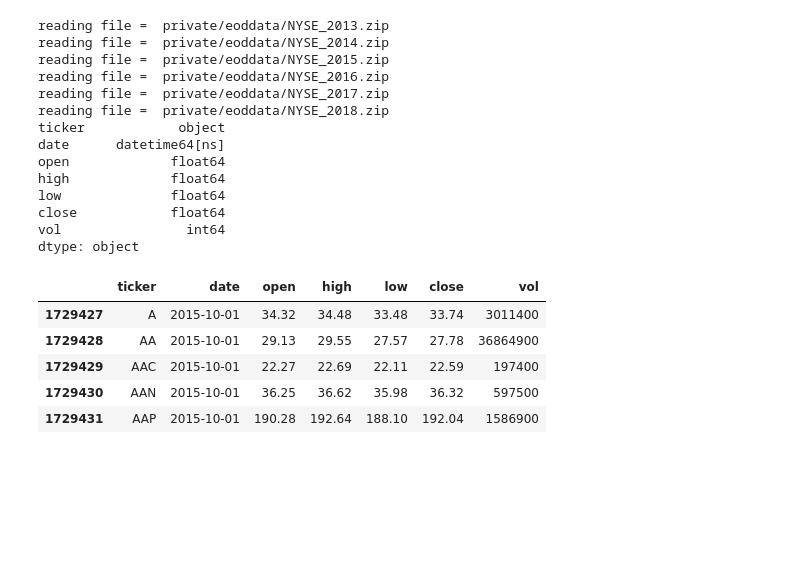
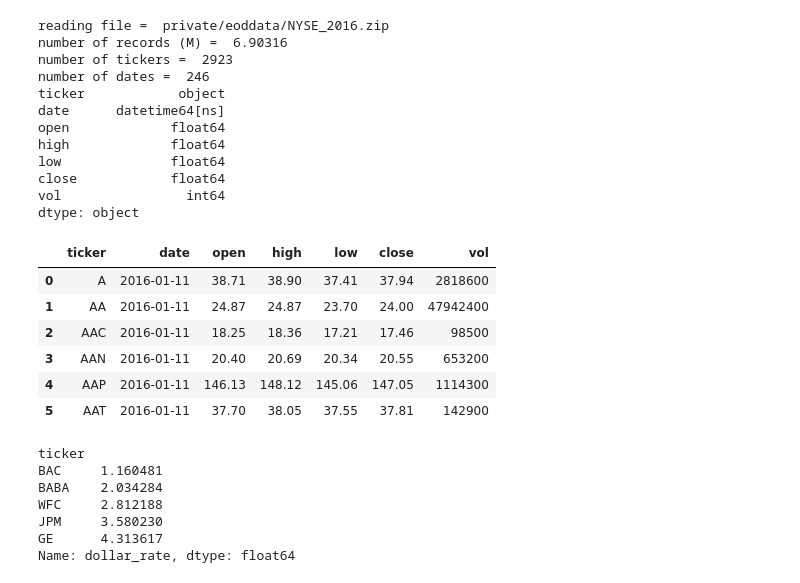
Before and after one commit to joehahn/dl, a Jupyter notebook: market/inspect_stock_data.ipynb, the cells around one changed output. Drawn from its saved outputs; the diff is of its cells as text; code cells hidden in the pictures; blank space fills up the shorter version.

```diff
--- a/market/inspect_stock_data.ipynb
+++ b/market/inspect_stock_data.ipynb
@@ -25,30 +24,48 @@ model_date_range = ('2017-01-12', '2018-01-12')
 # %%
 #read NYSE data
 path = 'private/eoddata/NYSE_*.zip'
+path = 'private/eoddata/NYSE_2016.zip'
+data_date_range  = ('2016-01-10', '2017-01-01')
 drop_holidays = True
 from helper_fns import *
 market = read_market_data(path, start_date=data_date_range[0], end_date=data_date_range[1],
     drop_holidays=drop_holidays)
+print 'number of records (M) = ', len(market)/1.0e5
+print 'number of tickers = ', len(market.ticker.unique())
+print 'number of dates = ', len(market.date.unique())
 print market.dtypes
-market.head()
+market.head(6)
 # %% [output]
-reading file =  private/eoddata/NYSE_2013.zip
-reading file =  private/eoddata/NYSE_2014.zip
-reading file =  private/eoddata/NYSE_2015.zip
 reading file =  private/eoddata/NYSE_2016.zip
-reading file =  private/eoddata/NYSE_2017.zip
-reading file =  private/eoddata/NYSE_2018.zip
+number of records (M) =  6.90316
+number of tickers =  2923
+number of dates =  246
 ticker            object
 date      datetime64[ns]
 open             float64
 high             float64
 low              float64
 close            float64
 vol                int64
 dtype: object
 |  | ticker | date | open | high | low | close | vol |
-| 1729427 | A | 2015-10-01 | 34.32 | 34.48 | 33.48 | 33.74 | 3011400 |
-| 1729428 | AA | 2015-10-01 | 29.13 | 29.55 | 27.57 | 27.78 | 36864900 |
-| 1729429 | AAC | 2015-10-01 | 22.27 | 22.69 | 22.11 | 22.59 | 197400 |
-| 1729430 | AAN | 2015-10-01 | 36.25 | 36.62 | 35.98 | 36.32 | 597500 |
-| 1729431 | AAP | 2015-10-01 | 190.28 | 192.64 | 188.10 | 192.04 | 1586900 |
+| 0 | A | 2016-01-11 | 38.71 | 38.90 | 37.41 | 37.94 | 2818600 |
+| 1 | AA | 2016-01-11 | 24.87 | 24.87 | 23.70 | 24.00 | 47942400 |
+| 2 | AAC | 2016-01-11 | 18.25 | 18.36 | 17.21 | 17.46 | 98500 |
+| 3 | AAN | 2016-01-11 | 20.40 | 20.69 | 20.34 | 20.55 | 653200 |
+| 4 | AAP | 2016-01-11 | 146.13 | 148.12 | 145.06 | 147.05 | 1114300 |
+| 5 | AAT | 2016-01-11 | 37.70 | 38.05 | 37.55 | 37.81 | 142900 |
+# %%
+#compute cumulative-sum of dollar-volume traded each day
+N_days = (market.date.max() - market.date.min()).days
+market['dollar_rate'] = market['open']*market['vol']/N_days
+giga_dollars_per_day_cs = market.groupby('ticker')['dollar_rate'].sum().sort_values(ascending=False).cumsum()/1.0e9
+giga_dollars_per_day_cs.head(5)
+# %% [output]
+ticker
+BAC     1.160481
+BABA    2.034284
+WFC     2.812188
+JPM     3.580230
+GE      4.313617
+Name: dollar_rate, dtype: float64
```
Also changed, not shown: parts of 9 cells of this notebook, 1 other file.
